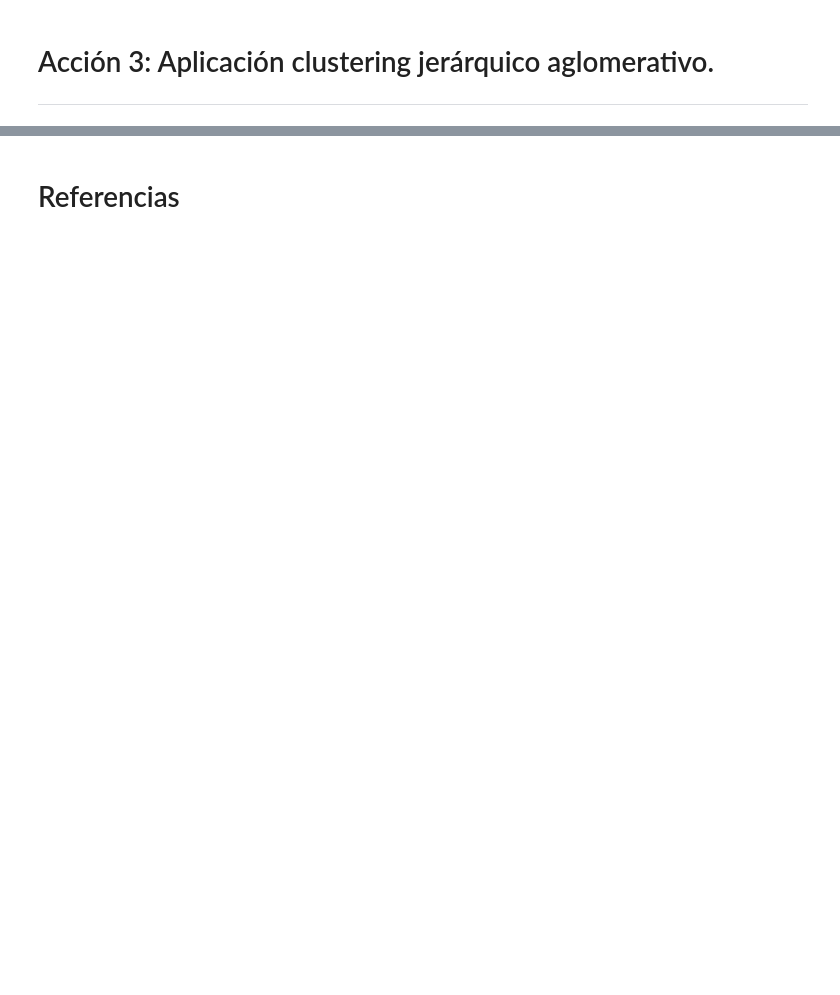
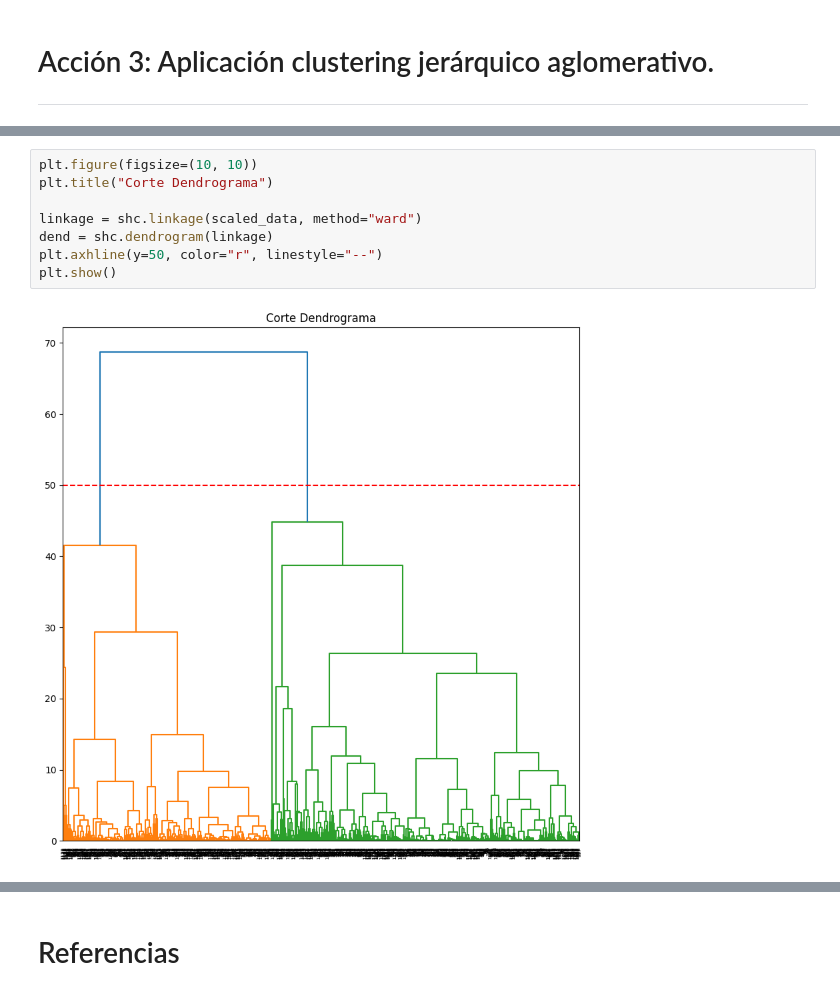
Before and after one commit to dalfonso75/fase_4, a Jupyter notebook: Fase4.ipynb, the cells around one changed output, grey strips where cells are left out. Saved outputs shown, nothing was run; the diff lists cells and outputs as text; blank space fills up the shorter version.

```diff
--- a/Fase4.ipynb
+++ b/Fase4.ipynb
@@ -496,0 +567,10 @@ ___
+# %%
+plt.figure(figsize=(10, 10))
+plt.title("Corte Dendrograma")
+
+linkage = shc.linkage(scaled_data, method="ward")
+dend = shc.dendrogram(linkage)
+plt.axhline(y=50, color="r", linestyle="--")
+plt.show()
+# %% [output]
+[figure, added]
```
Also changed, not shown: parts of 17 cells of this notebook.
